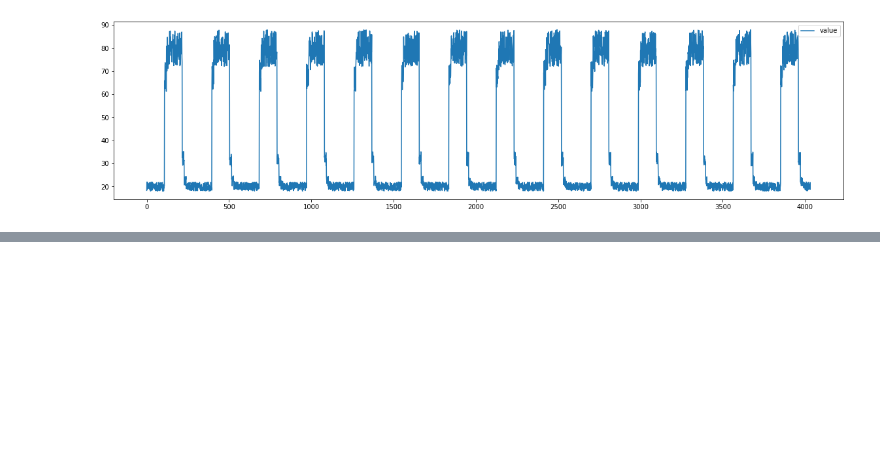
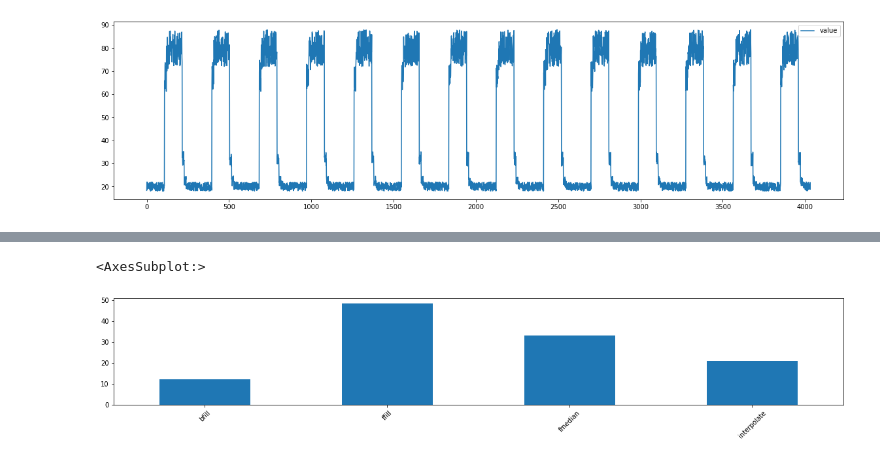
Before and after one commit to andreipruteanu/pluralsight, a Jupyter notebook: 04_anomaly_detection/04_mitigation_algorithms.ipynb, the cells around one changed output, grey strips where cells are left out. Cells and saved outputs as stored; diff of their text form; code cells hidden in the pictures; blank space fills up the shorter version.

```diff
--- a/04_anomaly_detection/04_mitigation_algorithms.ipynb
+++ b/04_anomaly_detection/04_mitigation_algorithms.ipynb
@@ -219,0 +161,5 @@ df_small_noise_reconstructed_arima.plot(figsize=(20,5))
+# %%
+report['interpolate'].append(mae_interp)
+# %%
+mape_interp = mean_absolute_percentage_error(df_small_noise.loc[df_small_noise_gap].value,
+                                             df_small_noise_reconstructed_interpolate.loc[df_small_noise_gap].value)
@@ -219,0 +170,2 @@ df_small_noise_reconstructed_arima.plot(figsize=(20,5))
+# %%
+report['interpolate'].append(mape_interp)
@@ -219,0 +174,4 @@ df_small_noise_reconstructed_arima.plot(figsize=(20,5))
+# %%
+err = pd.DataFrame.from_dict(report,
+                             columns=['Mean Absolute Error', 'Mean Absolute Relative Error'],
+                             orient='index')
@@ -219,0 +186,5 @@ df_small_noise_reconstructed_arima.plot(figsize=(20,5))
+# %%
+err['Mean Absolute Error'].plot(figsize=(20, 3), kind='bar', rot=45)
+# %% [output]
+<AxesSubplot:>
+[figure, added]
```
Also changed, not shown: parts of 72 cells of this notebook.
